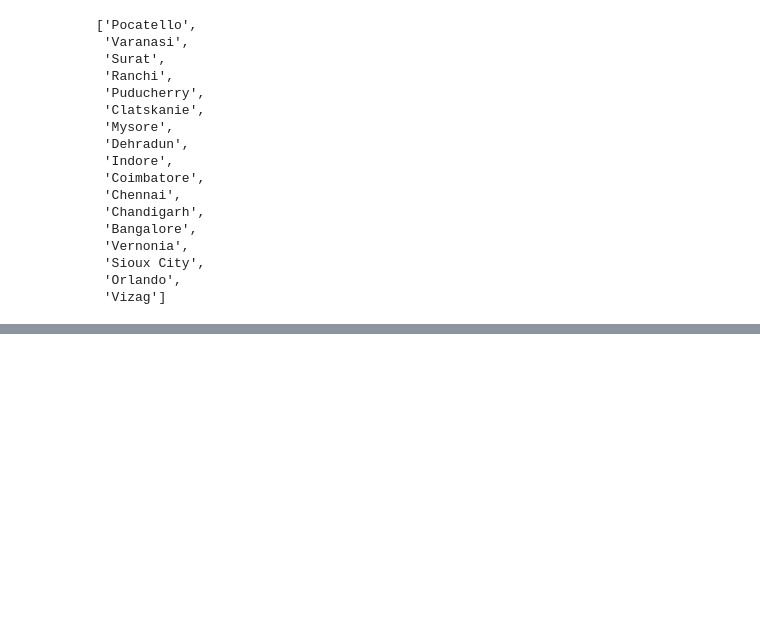
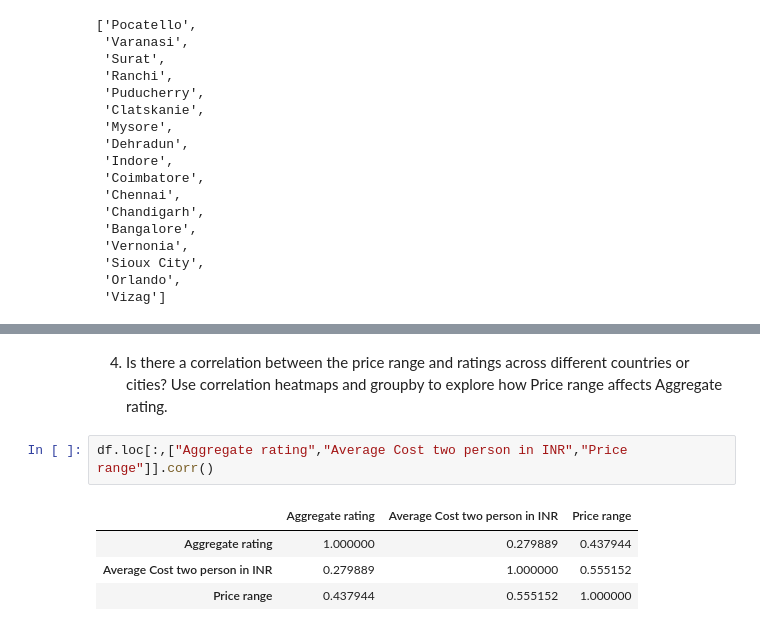
Before and after one commit to hemant087/30Days_EDA, a Jupyter notebook: 4Day Zomato/dataset/Untitled1.ipynb, the cells around one changed output, grey strips where cells are left out. Drawn from its saved outputs; the diff is of its cells as text; blank space fills up the shorter version.

```diff
--- a/4Day Zomato/dataset/Untitled1.ipynb
+++ b/4Day Zomato/dataset/Untitled1.ipynb
@@ -733,0 +885,10 @@ dt[1]
+# %% [markdown]
+4. Is there a correlation between the price range and ratings across different countries or cities?
+Use correlation heatmaps and groupby to explore how Price range affects Aggregate rating.
+# %%
+df.loc[:,["Aggregate rating","Average Cost two person in INR","Price range"]].corr()
+# %% [output]
+|  | Aggregate rating | Average Cost two person in INR | Price range |
+| Aggregate rating | 1.000000 | 0.279889 | 0.437944 |
+| Average Cost two person in INR | 0.279889 | 1.000000 | 0.555152 |
+| Price range | 0.437944 | 0.555152 | 1.000000 |
```
Also changed, not shown: parts of 29 cells of this notebook.
